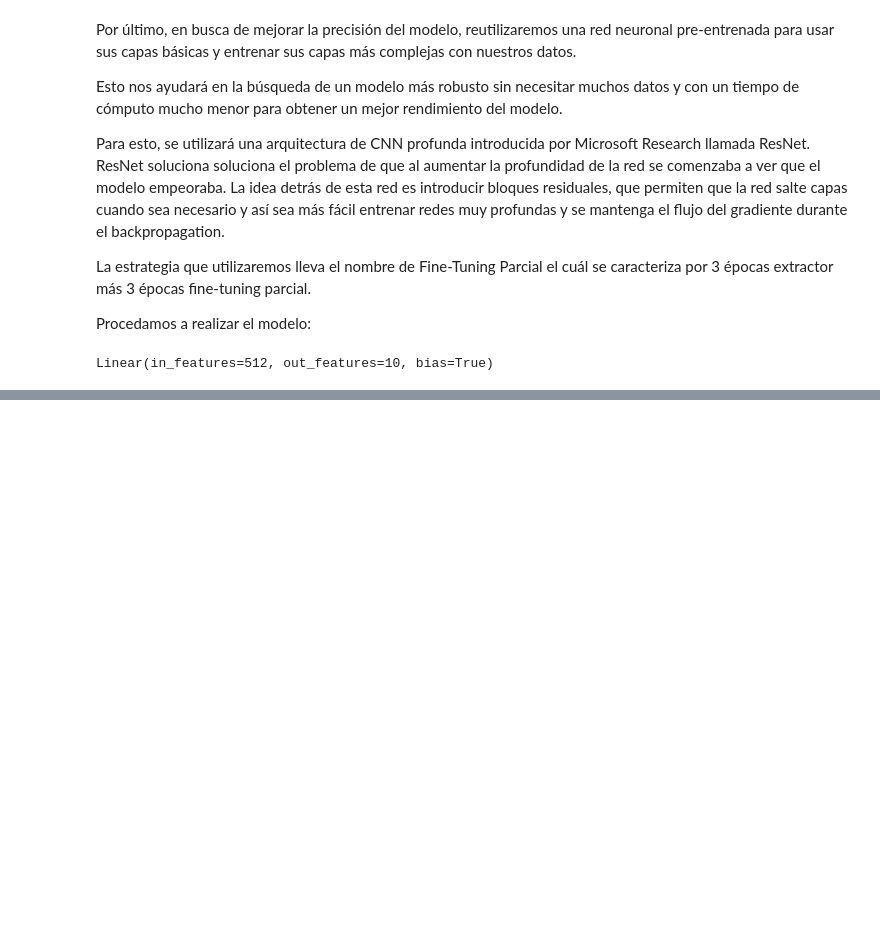
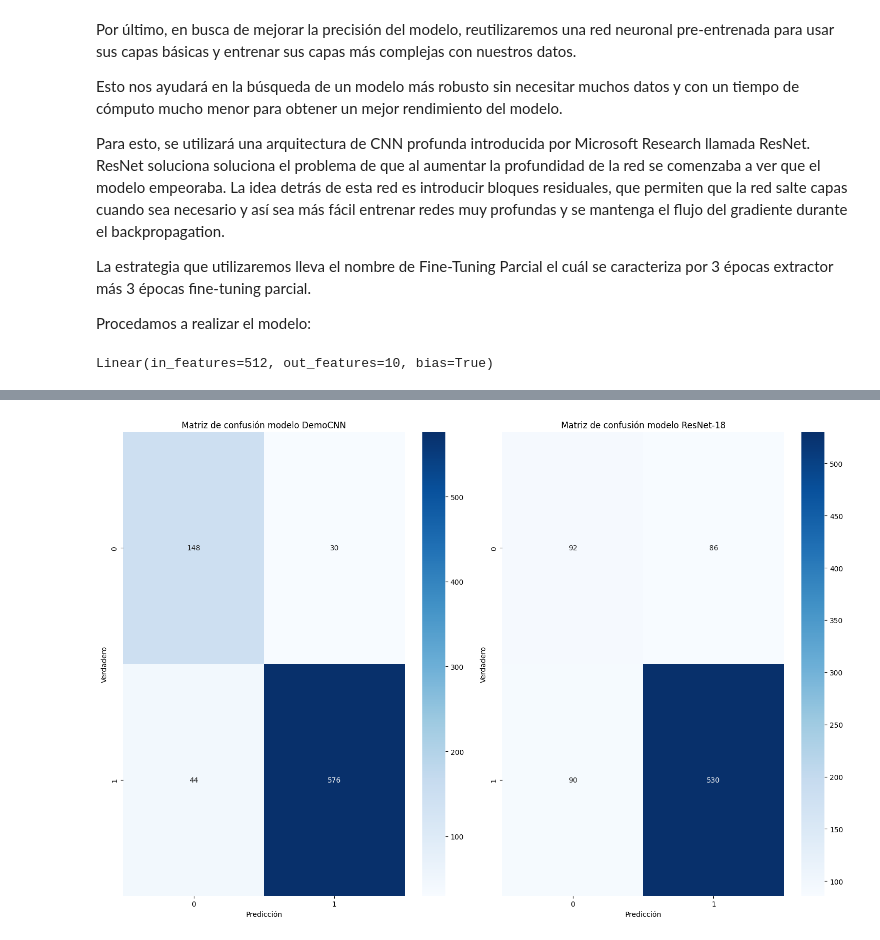
Before and after one commit to Kevin2558/Data_Science_Borrador, a Jupyter notebook: 10_Proyecto_Final/Opcion_2/Borrador.ipynb, the cells around one changed output, grey strips where cells are left out. Saved outputs shown, nothing was run; the diff lists cells and outputs as text; code cells hidden in the pictures; blank space fills up the shorter version.

```diff
--- a/10_Proyecto_Final/Opcion_2/Borrador.ipynb
+++ b/10_Proyecto_Final/Opcion_2/Borrador.ipynb
@@ -1572,0 +1577,30 @@ plt.show()
+# %%
+from sklearn.metrics import classification_report, confusion_matrix
+import seaborn as sns
+import matplotlib.pyplot as plt
+import torch
+
+model_names = ["DemoCNN", "ResNet-18"]
+models = [model, res_model]
+
+y_true = []
+y_pred = []
+
+for _, labels in test_dl:
+    y_true.extend(labels.tolist())
+
+for current_model in models:
+    current_model.eval()
+    predictions = []
+    with torch.no_grad():
+        for inputs, _ in test_dl:
+            inputs = inputs.to(device)
+            outputs = current_model(inputs)
+            _, predicted = torch.max(outputs.data, 1)
+            predictions.extend(predicted.tolist())
+    y_pred.append(predictions)
+# %%
+for i, model_name in enumerate(model_names):
+    print(f"Reporte de Clasificación para el modelo: {model_name}")
+    print(classification_report(y_true, y_pred[i], target_names=ds.classes))
+    print("-" * 50)
@@ -1572,0 +1625,14 @@ plt.show()
+# %%
+fig, axes = plt.subplots(1, 2, figsize=(15, 10))
+axes = axes.flatten()
+
+for i, model_name in enumerate(models):
+    conf_matrix = confusion_matrix(y_true, y_pred[i])
+    sns.heatmap(conf_matrix, annot=True, fmt='d', cmap='Blues', ax=axes[i])
+    axes[i].set_title('Matriz de confusión modelo ' + model_names[i])
+    axes[i].set_xlabel('Predicción')
+    axes[i].set_ylabel('Verdadero')
+plt.tight_layout()
+plt.show()
+# %% [output]
+[figure, added]
```
Also changed, not shown: parts of 11 cells of this notebook.
